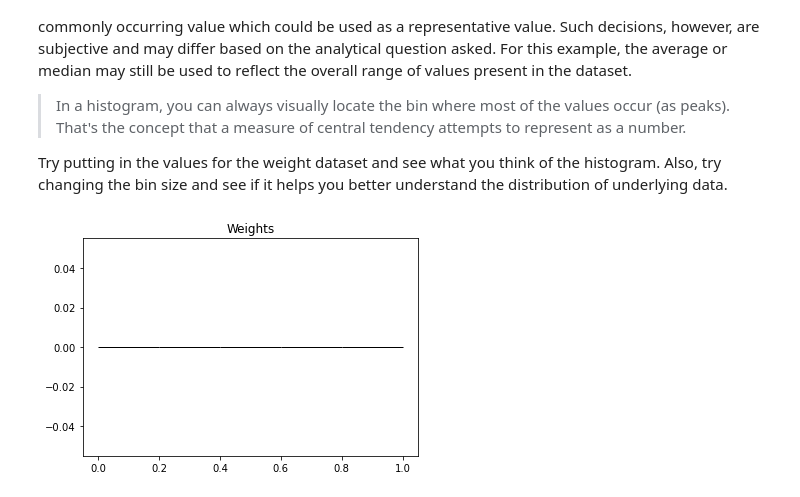
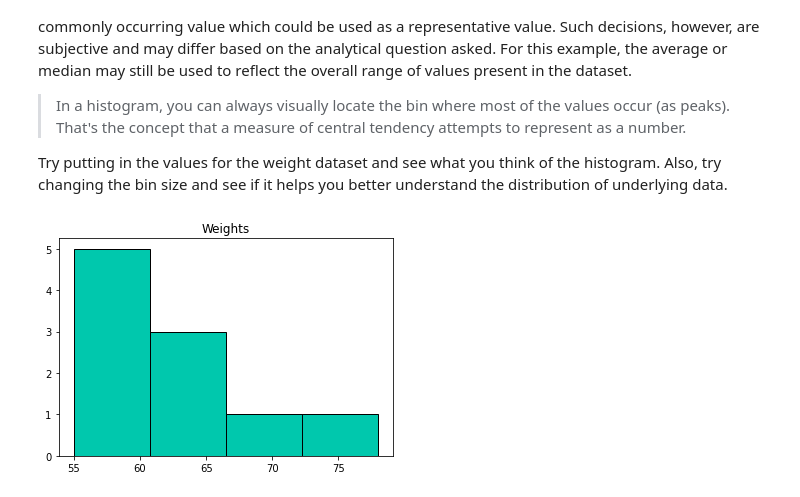
Before and after one commit to Justine-js/dsc-measures-of-central-tendency, a Jupyter notebook: index.ipynb, the cells around one changed output. Cells and saved outputs as stored; diff of their text form; code cells hidden in the pictures.

```diff
--- a/index.ipynb
+++ b/index.ipynb
@@ -114,13 +207,13 @@ Try putting in the values for the weight dataset and see what you think of the h
 # %%
 # Use this cell to explore the weight dataset from previous lessons,
 # or a set of values of your choice
-x = []
-bins = 5
+x = [55, 56, 56, 58, 60, 61, 63, 64, 70, 78]
+bins = 4
 
 plt.hist(x, bins=bins, edgecolor="black", color="#00C8AD")
 plt.title("Weights");
 # %% [output]
-[figure, old version]
+[figure, new version]
 # %% [markdown]
 ## Histogram Shape and Measures of Central Tendency
 
```
Also changed, not shown: parts of 12 cells of this notebook.
